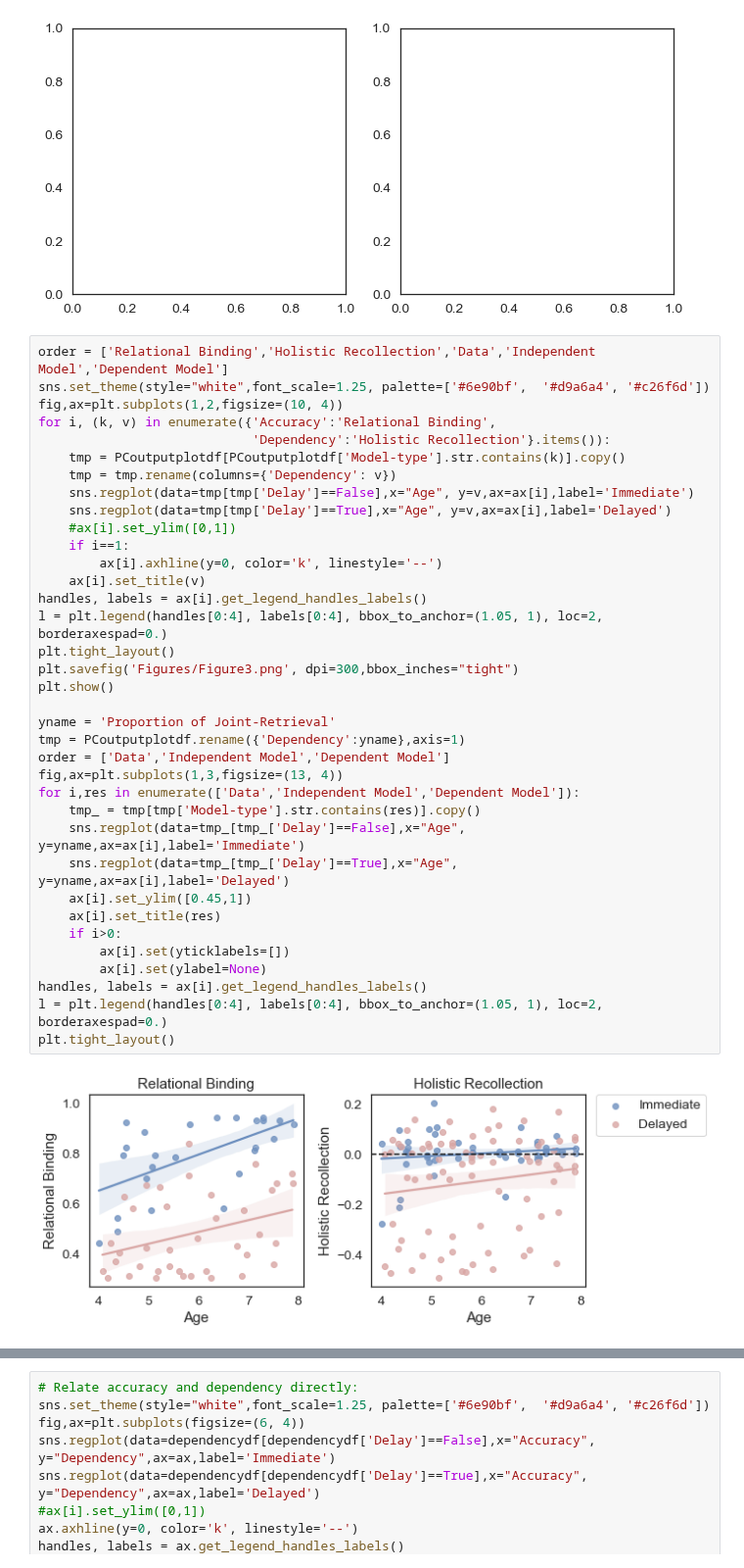
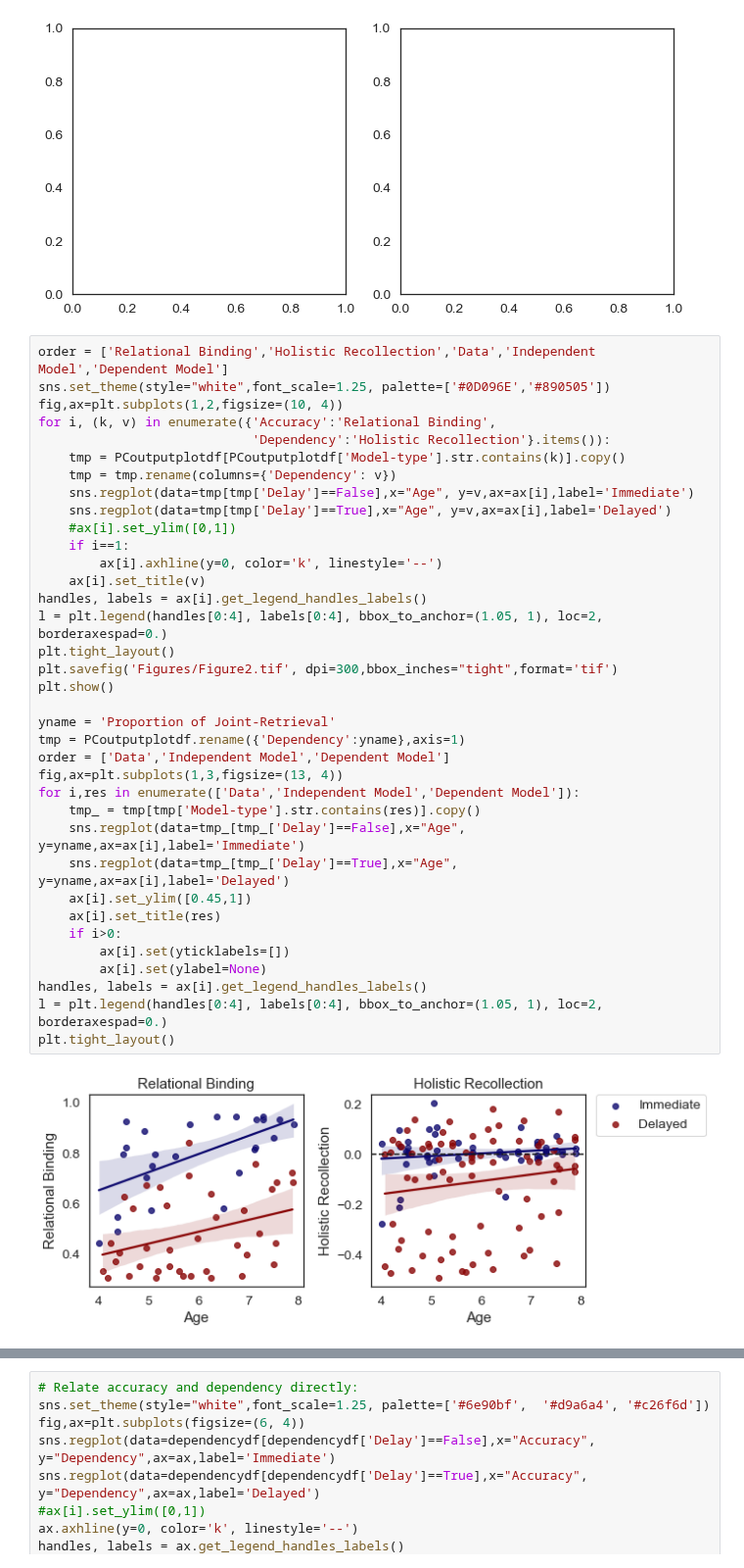
Before and after one commit to samsydco/PSPC, a Jupyter notebook: Results_PC.ipynb, the cells around one changed output, grey strips where cells are left out. Shown at 98% size. Drawn from its saved outputs; the diff is of its cells as text.

Commit message:
Modification to Results_PC.ipynb: added figure for paper.

```diff
--- a/Results_PC.ipynb
+++ b/Results_PC.ipynb
@@ -347,39 +344,39 @@ ValueError: x and y must have length at least 2.
 [figure]
 # %%
 order = ['Relational Binding','Holistic Recollection','Data','Independent Model','Dependent Model']
-sns.set_theme(style="white",font_scale=1.25, palette=['#6e90bf',  '#d9a6a4', '#c26f6d'])
+sns.set_theme(style="white",font_scale=1.25, palette=['#0D096E','#890505'])
 fig,ax=plt.subplots(1,2,figsize=(10, 4))
 for i, (k, v) in enumerate({'Accuracy':'Relational Binding',
                             'Dependency':'Holistic Recollection'}.items()):
     tmp = PCoutputplotdf[PCoutputplotdf['Model-type'].str.contains(k)].copy()
     tmp = tmp.rename(columns={'Dependency': v})
     sns.regplot(data=tmp[tmp['Delay']==False],x="Age", y=v,ax=ax[i],label='Immediate')
     sns.regplot(data=tmp[tmp['Delay']==True],x="Age", y=v,ax=ax[i],label='Delayed')
     #ax[i].set_ylim([0,1])
     if i==1:
         ax[i].axhline(y=0, color='k', linestyle='--')
     ax[i].set_title(v)
 handles, labels = ax[i].get_legend_handles_labels()
 l = plt.legend(handles[0:4], labels[0:4], bbox_to_anchor=(1.05, 1), loc=2, borderaxespad=0.)
 plt.tight_layout()
-plt.savefig('Figures/Figure3.png', dpi=300,bbox_inches="tight")
+plt.savefig('Figures/Figure2.tif', dpi=300,bbox_inches="tight",format='tif')
 plt.show()
 
 yname = 'Proportion of Joint-Retrieval'
 tmp = PCoutputplotdf.rename({'Dependency':yname},axis=1)
 order = ['Data','Independent Model','Dependent Model']
 fig,ax=plt.subplots(1,3,figsize=(13, 4))
 for i,res in enumerate(['Data','Independent Model','Dependent Model']):
     tmp_ = tmp[tmp['Model-type'].str.contains(res)].copy()
     sns.regplot(data=tmp_[tmp_['Delay']==False],x="Age", y=yname,ax=ax[i],label='Immediate')
     sns.regplot(data=tmp_[tmp_['Delay']==True],x="Age", y=yname,ax=ax[i],label='Delayed')
     ax[i].set_ylim([0.45,1])
     ax[i].set_title(res)
     if i>0:
         ax[i].set(yticklabels=[])
         ax[i].set(ylabel=None)
 handles, labels = ax[i].get_legend_handles_labels()
 l = plt.legend(handles[0:4], labels[0:4], bbox_to_anchor=(1.05, 1), loc=2, borderaxespad=0.)
 plt.tight_layout()
 # %% [output]
-[figure, old version]
+[figure, new version]
```
Also changed, not shown: parts of 2 cells of this notebook.
